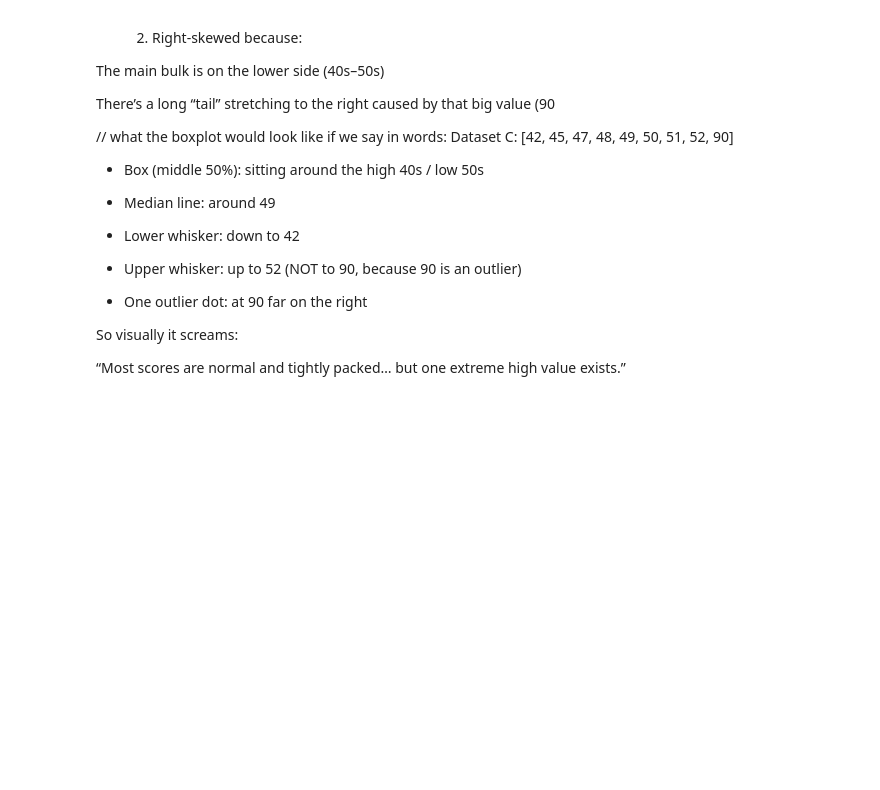
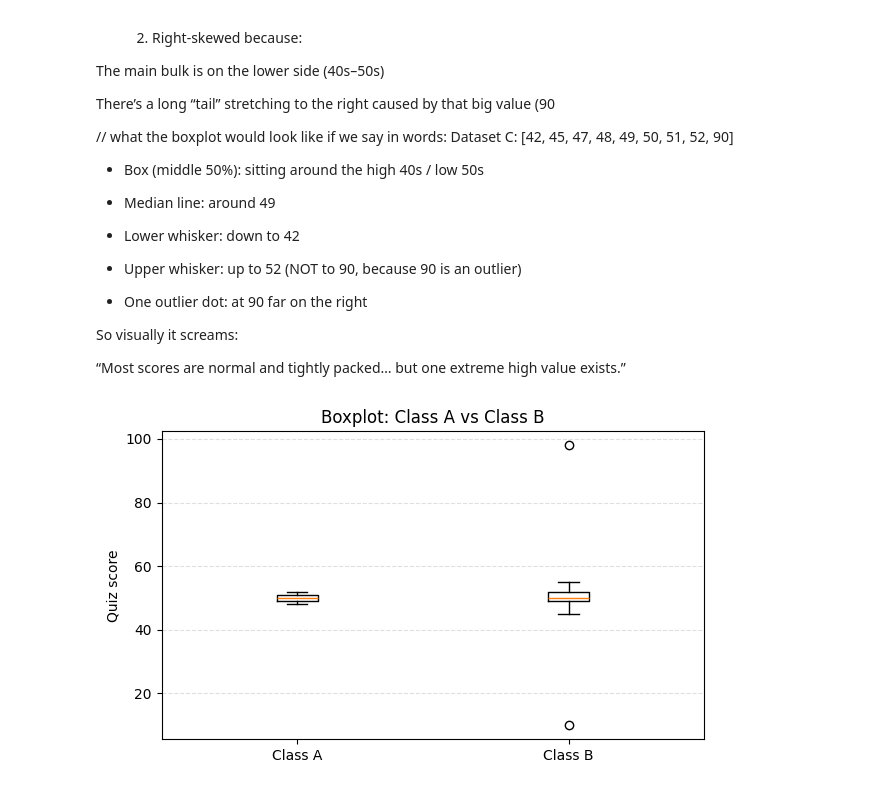
Before and after one commit to mohit716/airbnb-nyc-pandas, a Jupyter notebook: airbnb-nyc-pandas.ipynb, the cells around one changed output. Saved outputs shown, nothing was run; the diff lists cells and outputs as text; code cells hidden in the pictures; blank space fills up the shorter version.

Commit message:
Add boxplot for previous eg

```diff
--- a/airbnb-nyc-pandas.ipynb
+++ b/airbnb-nyc-pandas.ipynb
@@ -2180,3 +2180,18 @@ Dataset C: [42, 45, 47, 48, 49, 50, 51, 52, 90]
 So visually it screams:
 
 “Most scores are normal and tightly packed… but one extreme high value exists.”
+# %%
+# plot for the above explanation
+import matplotlib.pyplot as plt
+
+class_a = [48, 49, 50, 50, 51, 52, 50, 49, 51]
+class_b = [10, 45, 49, 50, 50, 51, 52, 55, 98]
+
+plt.figure(figsize=(7,4))
+plt.boxplot([class_a, class_b], labels=["Class A", "Class B"])
+plt.title("Boxplot: Class A vs Class B")
+plt.ylabel("Quiz score")
+plt.grid(True, axis="y", linestyle="--", alpha=0.4)
+plt.show()
+# %% [output]
+[figure, added]
```
Also changed, not shown: parts of 1 cell of this notebook.
